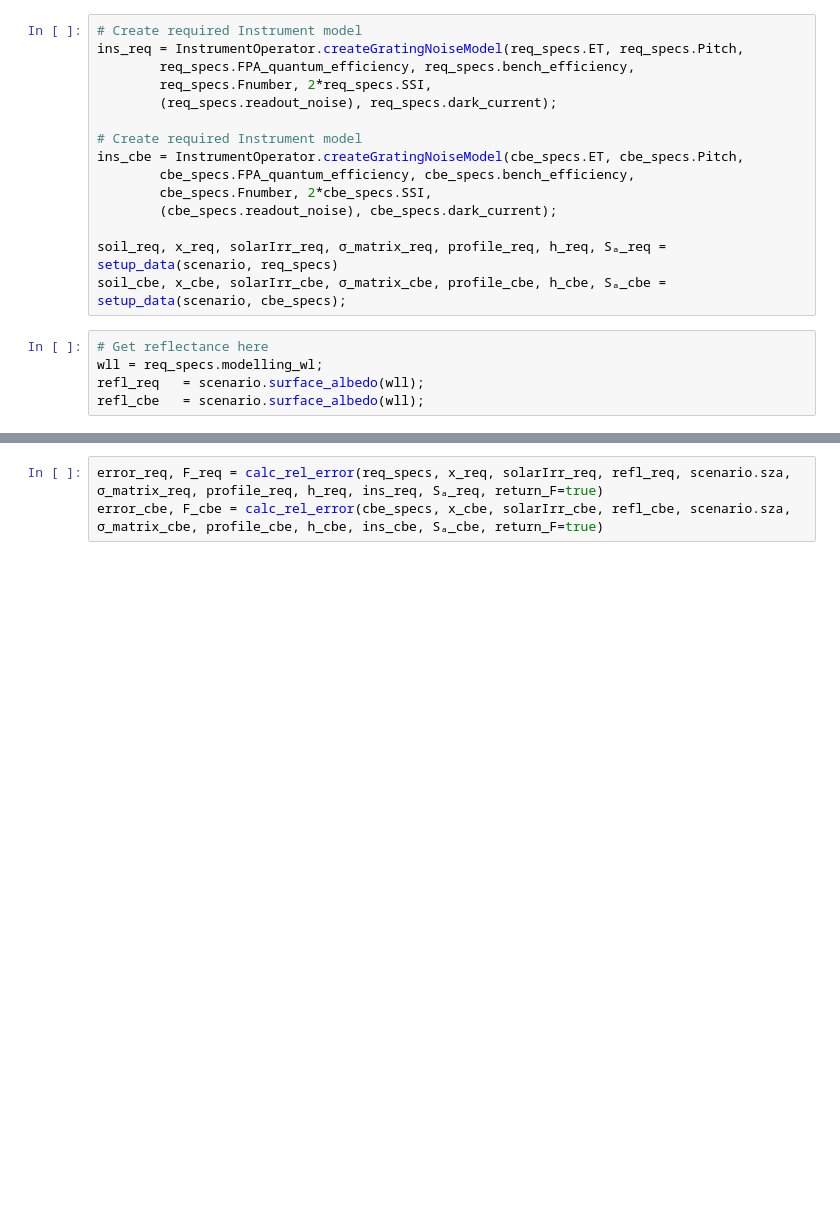
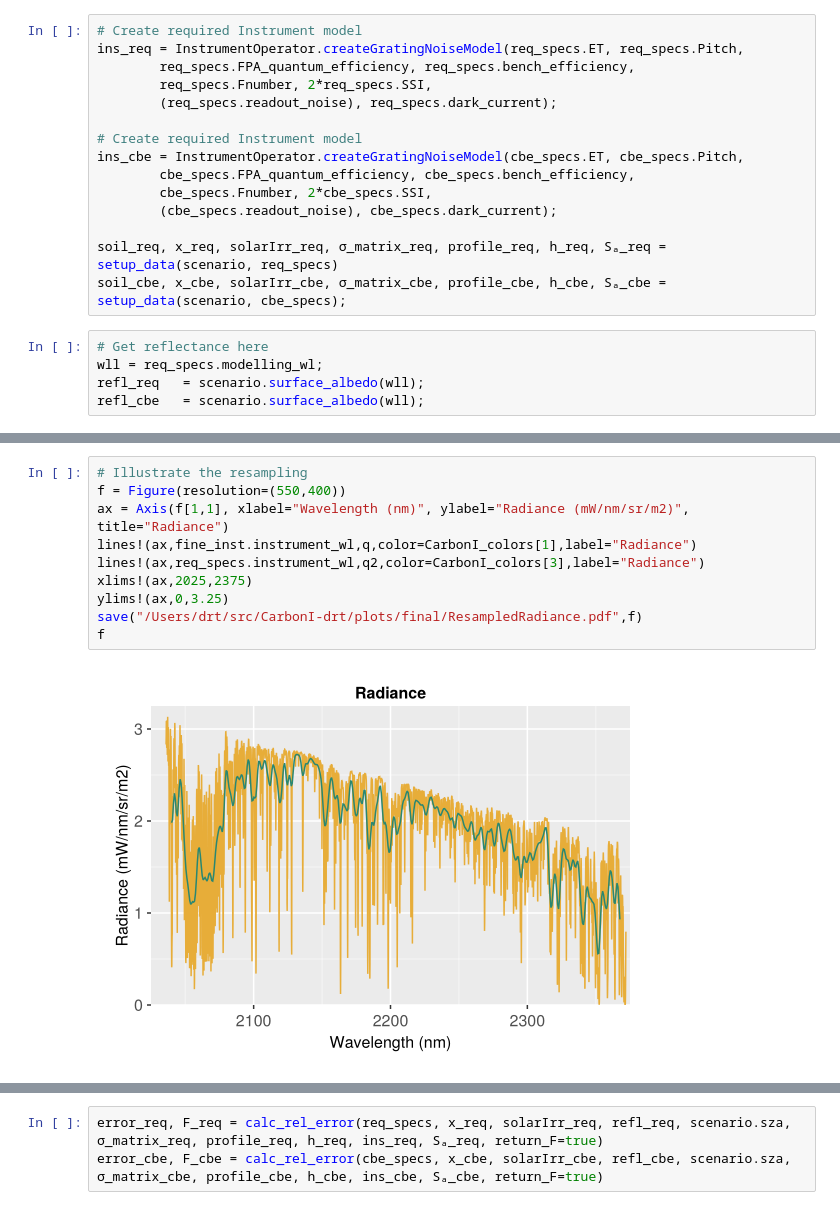
Before and after one commit to Carbon-I/CarbonI, a Jupyter notebook: src/notebooks/ParameterSensitivity.ipynb, the cells around one changed output, grey strips where cells are left out. Saved outputs shown, nothing was run; the diff lists cells and outputs as text; blank space fills up the shorter version.

```diff
--- a/src/notebooks/ParameterSensitivity.ipynb
+++ b/src/notebooks/ParameterSensitivity.ipynb
@@ -102,0 +184,12 @@ refl_cbe   = scenario.surface_albedo(wll);
+# %%
+# Illustrate the resampling
+f = Figure(resolution=(550,400))
+ax = Axis(f[1,1], xlabel="Wavelength (nm)", ylabel="Radiance (mW/nm/sr/m2)",  title="Radiance")
+lines!(ax,fine_inst.instrument_wl,q,color=CarbonI_colors[1],label="Radiance")
+lines!(ax,req_specs.instrument_wl,q2,color=CarbonI_colors[3],label="Radiance")
+xlims!(ax,2025,2375)
+ylims!(ax,0,3.25)
+save("/Users/drt/src/CarbonI-drt/plots/final/ResampledRadiance.pdf",f)
+f
+# %% [output]
+[figure, added]
```
Also changed, not shown: parts of 7 cells of this notebook.
